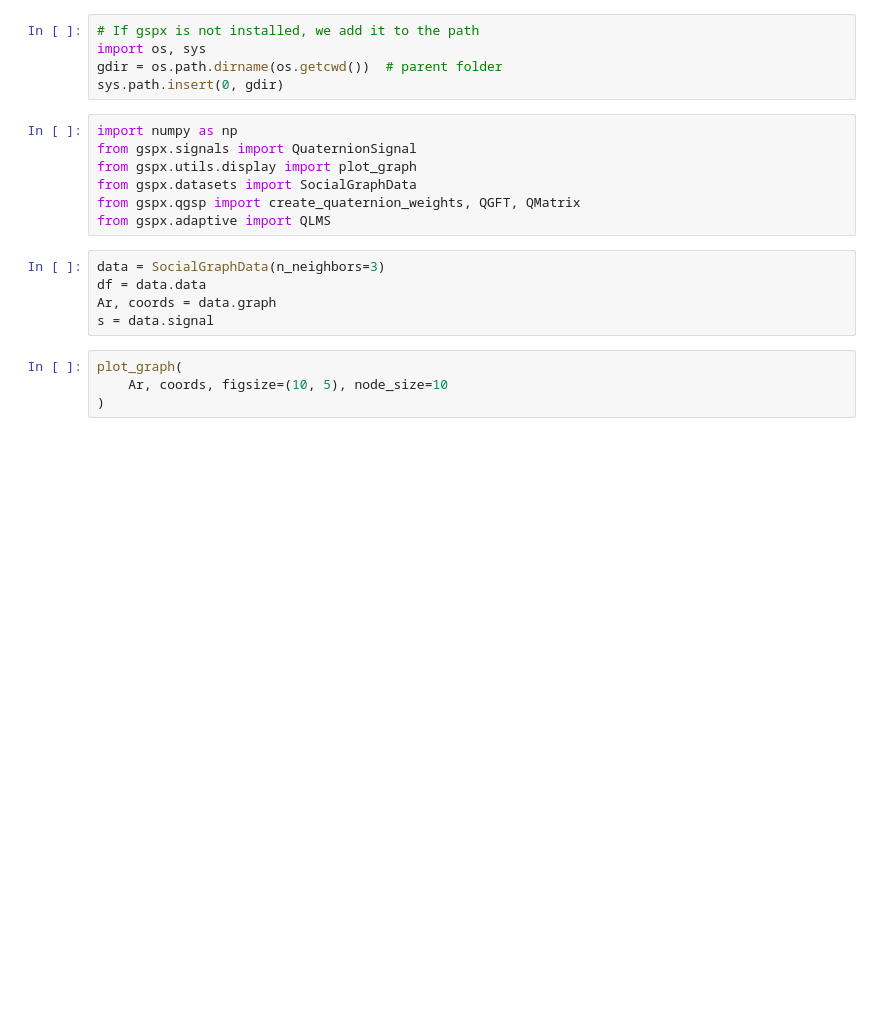
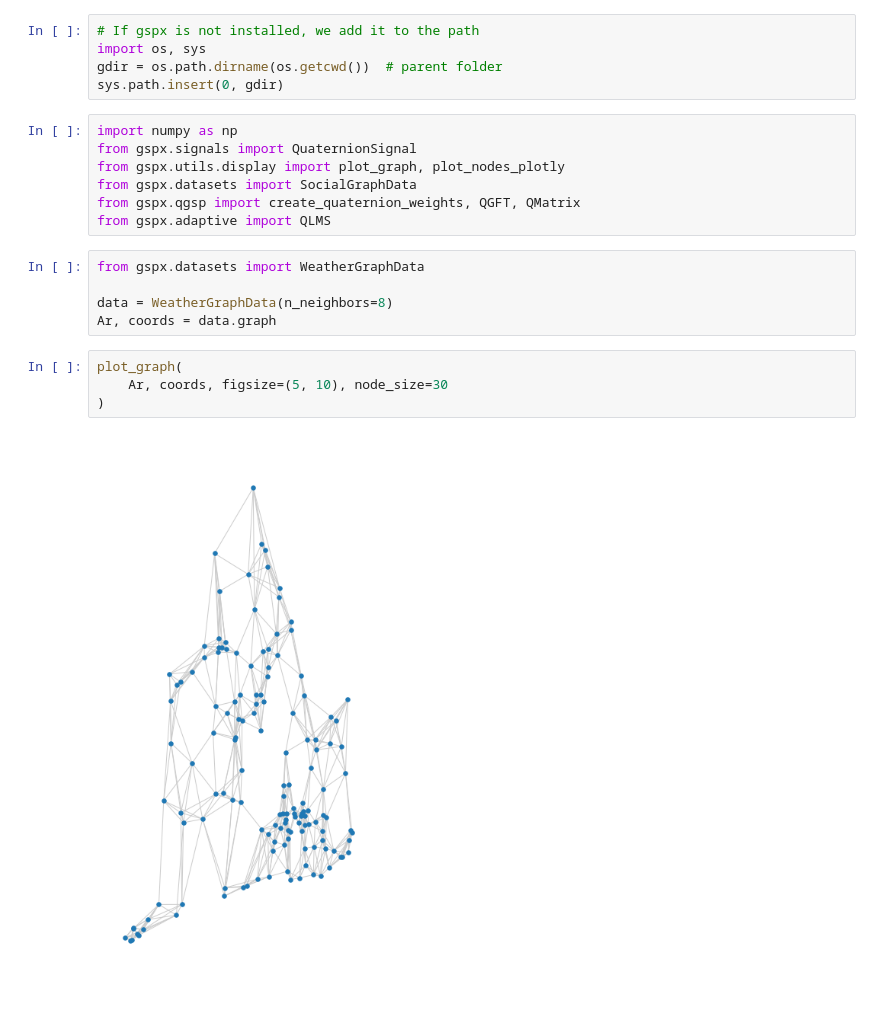
Before and after one commit to gboaviagem/gspx, a Jupyter notebook: notebooks/test.ipynb, the cells around one changed output. Saved outputs shown, nothing was run; the diff lists cells and outputs as text; blank space fills up the shorter version.

```diff
--- a/notebooks/test.ipynb
+++ b/notebooks/test.ipynb
@@ -6,18 +6,20 @@ sys.path.insert(0, gdir)
 # %%
 import numpy as np
 from gspx.signals import QuaternionSignal
-from gspx.utils.display import plot_graph
+from gspx.utils.display import plot_graph, plot_nodes_plotly
 from gspx.datasets import SocialGraphData
 from gspx.qgsp import create_quaternion_weights, QGFT, QMatrix
 from gspx.adaptive import QLMS
-# %%
-data = SocialGraphData(n_neighbors=3)
-df = data.data
-Ar, coords = data.graph
-s = data.signal
+# %%
+from gspx.datasets import WeatherGraphData
+
+data = WeatherGraphData(n_neighbors=8)
+Ar, coords = data.graph
 # %%
 plot_graph(
-    Ar, coords, figsize=(10, 5), node_size=10
+    Ar, coords, figsize=(5, 10), node_size=30
 )
+# %% [output]
+[figure, added]
 # %%
 Aq = create_quaternion_weights(
```
Also changed, not shown: parts of 3 cells of this notebook, 4 other files.
